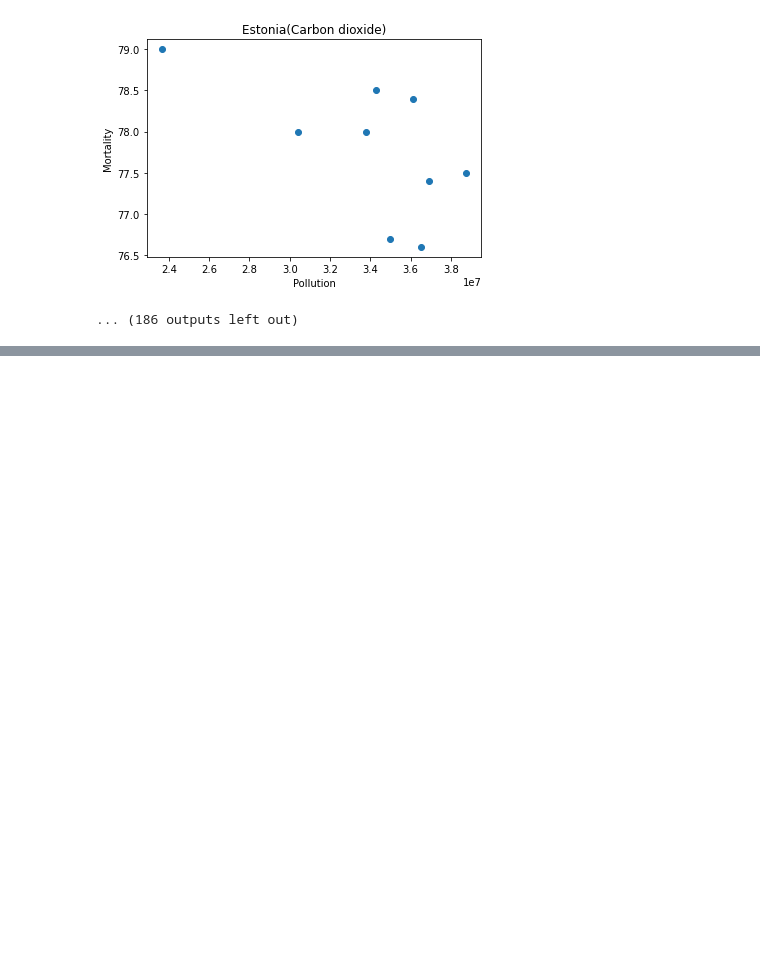
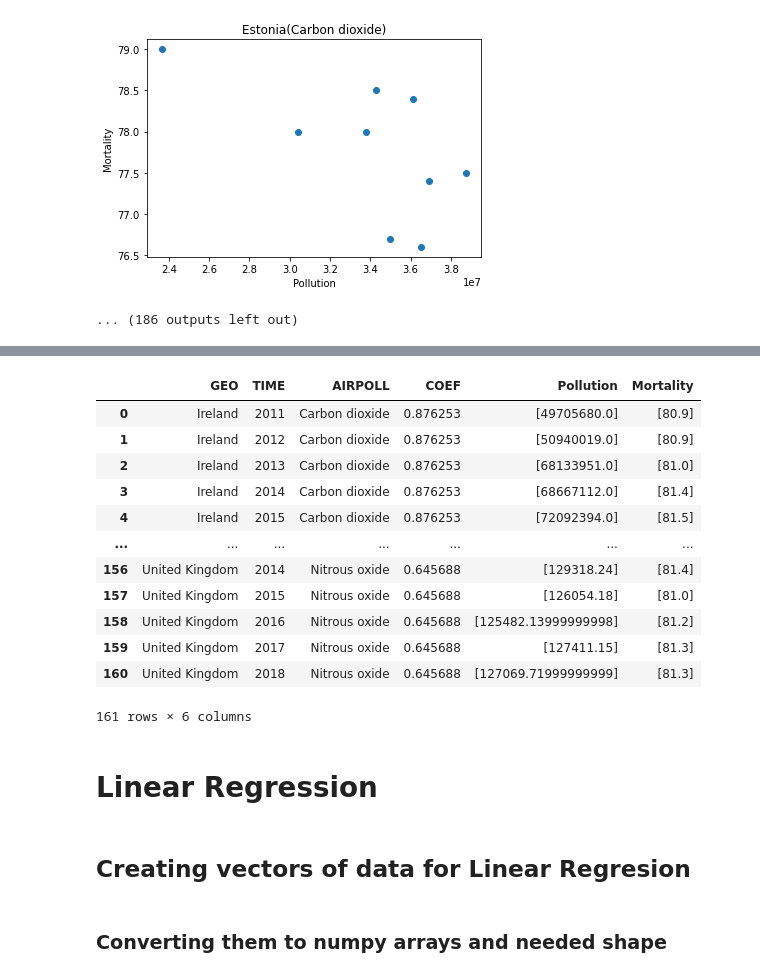
Before and after one commit to PatrickDabkowski/Life_Expectancy_Analysis, a Jupyter notebook: LifeExpentancy.ipynb, the cells around one changed output, grey strips where cells are left out. Cells and saved outputs as stored; diff of their text form; code cells hidden in the pictures; blank space fills up the shorter version.

```diff
--- a/LifeExpentancy.ipynb
+++ b/LifeExpentancy.ipynb
@@ -318,0 +321,37 @@ for air in f_df['AIRPOL'].unique():
+# %%
+m_df = pd.DataFrame()
+for air in f_df['AIRPOL'].unique():
+    for geo in f_df['GEO'].unique():
+        for time in f_df['TIME'].unique():
+            dfl = f_df.loc[(f_df['GEO']== geo) & (f_df['AIRPOL']== air)]
+            dfl2 = f_df.loc[(f_df['GEO']== geo) & (f_df['AIRPOL']== air) & (f_df['TIME']== time)]
+            mort = list(dfl2['Mortality'])
+            pol = list(dfl2['Pollution'])
+            coef = pearsonr(dfl['Pollution'], dfl['Mortality'])
+            x, y = coef
+            new_row = (pd.DataFrame({'GEO': [geo],'TIME': time, 'AIRPOLL': [air], 'COEF': [x],'Pollution': [pol], 'Mortality': [mort]})).reset_index()
+            if x > 0.5:
+                m_df = m_df.append(new_row, ignore_index=True)
+m_df.drop(['index'], axis='columns', inplace=True)
+m_df = m_df.drop(labels=161, axis=0)
+m_df
+# %% [output]
+|  | GEO | TIME | AIRPOLL | COEF | Pollution | Mortality |
+| 0 | Ireland | 2011 | Carbon dioxide | 0.876253 | [49705680.0] | [80.9] |
+| 1 | Ireland | 2012 | Carbon dioxide | 0.876253 | [50940019.0] | [80.9] |
+| 2 | Ireland | 2013 | Carbon dioxide | 0.876253 | [68133951.0] | [81.0] |
+| 3 | Ireland | 2014 | Carbon dioxide | 0.876253 | [68667112.0] | [81.4] |
+| 4 | Ireland | 2015 | Carbon dioxide | 0.876253 | [72092394.0] | [81.5] |
+| ... | ... | ... | ... | ... | ... | ... |
+| 156 | United Kingdom | 2014 | Nitrous oxide | 0.645688 | [129318.24] | [81.4] |
+| 157 | United Kingdom | 2015 | Nitrous oxide | 0.645688 | [126054.18] | [81.0] |
+| 158 | United Kingdom | 2016 | Nitrous oxide | 0.645688 | [125482.13999999998] | [81.2] |
+| 159 | United Kingdom | 2017 | Nitrous oxide | 0.645688 | [127411.15] | [81.3] |
+| 160 | United Kingdom | 2018 | Nitrous oxide | 0.645688 | [127069.71999999999] | [81.3] |
+161 rows × 6 columns
+# %% [markdown]
+# Linear Regression
+# %% [markdown]
+## Creating vectors of data for Linear Regresion
+# %% [markdown]
+### Converting them to numpy arrays and needed shape
```
Also changed, not shown: parts of 3 cells of this notebook.
